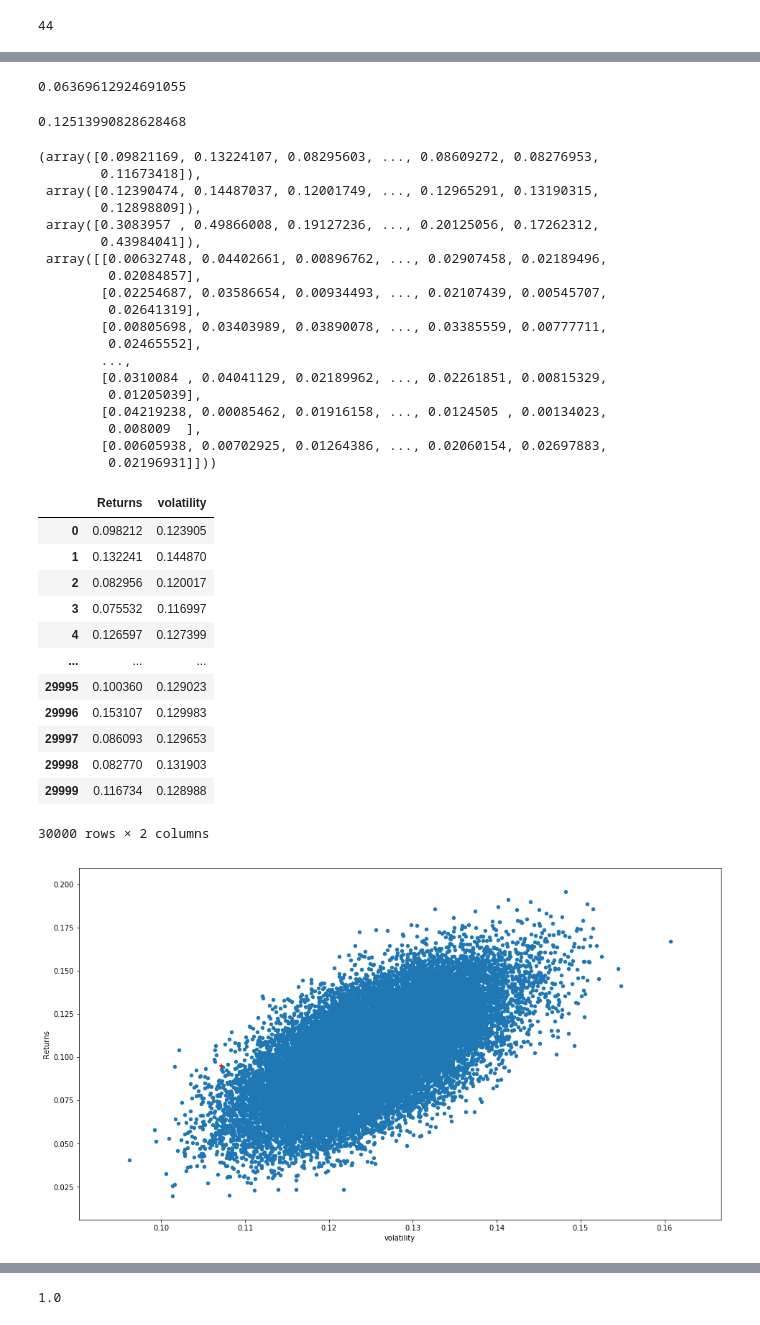
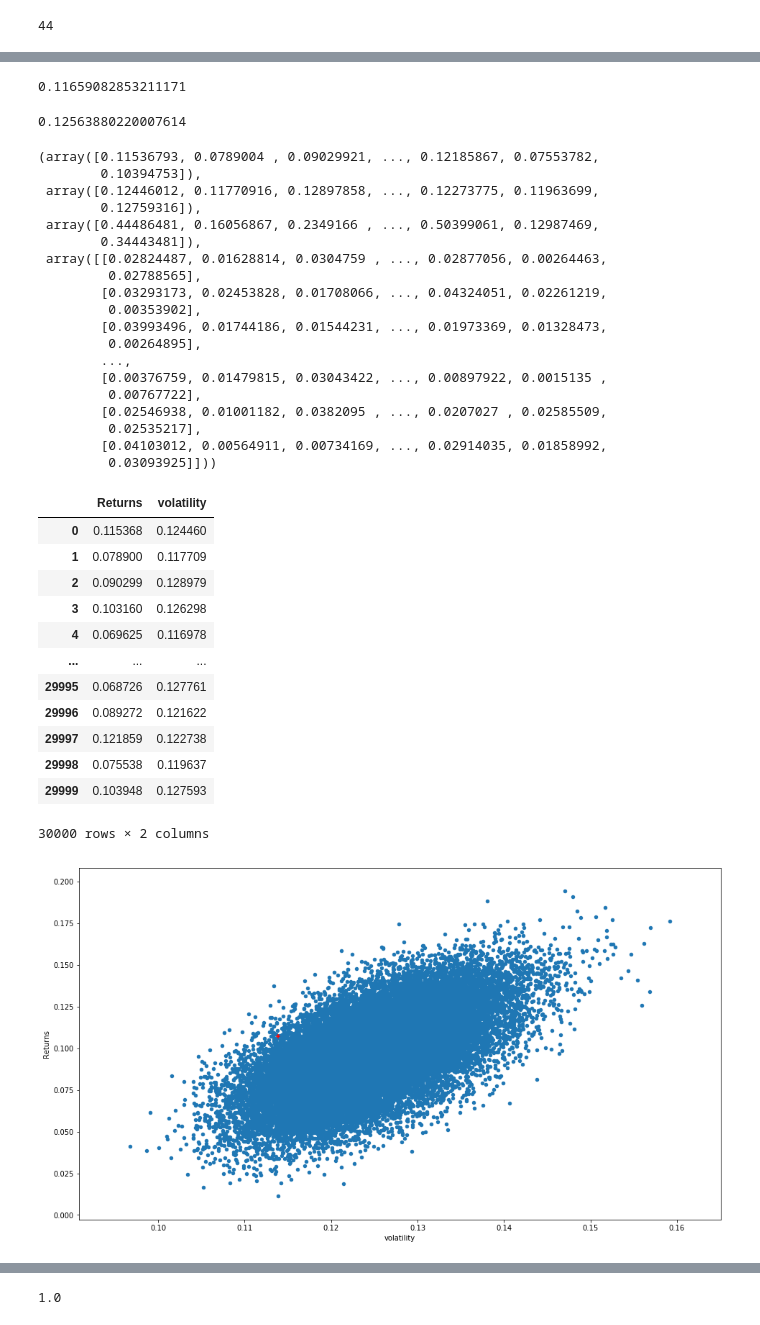
Before and after one commit to nafissaad/Tutorial1, a Jupyter notebook: Tutorial/My projects/My Portfolio/Risk and Return management .ipynb, the cells around one changed output, grey strips where cells are left out. Drawn from its saved outputs; the diff is of its cells as text; code cells hidden in the pictures.

```diff
--- a/Tutorial/My projects/My Portfolio/Risk and Return management .ipynb
+++ b/Tutorial/My projects/My Portfolio/Risk and Return management .ipynb
@@ -181,4 +206,5 @@ Working on : JMISMDL
 # %%
+sets=pd.read_excel("C:\\Users\\nafissaad\\Tutorial\\Fundamental analysis\\My Portfolio\\data_set.xlsx",index_col='date')
 sets
 # %% [output]
 |  | ISLAMIBANK | RAKCERAMIC | BATBC | RENATA | MARICO | SINGERBD | LINDEBD | SUMITPOWER | BERGERPBL | BXPHARMA | ... |
@@ -624,11 +633,11 @@ returns.cov()*252
 # %%
 weights.dot(returns.mean())*252 #yearly return
 # %% [output]
-0.06369612924691055
+0.11659082853211171
 # %%
 np.sqrt(weights.T.dot((portfolio_ret.cov()*252).dot(weights)))#yearly risk
 # %% [output]
-0.12513990828628468
+0.12563880220007614
 # %%
 p_ret = []#Return list of our random portfolio
 p_vol = []#Volatility list of our random portfolio
@@ -653,47 +662,47 @@ p_wt = np.array(p_wt)
 
 p_ret,p_vol,p_SR,p_wt
 # %% [output]
-(array([0.09821169, 0.13224107, 0.08295603, ..., 0.08609272, 0.08276953,
-        0.11673418]),
- array([0.12390474, 0.14487037, 0.12001749, ..., 0.12965291, 0.13190315,
-        0.12898809]),
- array([0.3083957 , 0.49866008, 0.19127236, ..., 0.20125056, 0.17262312,
-        0.43984041]),
- array([[0.00632748, 0.04402661, 0.00896762, ..., 0.02907458, 0.02189496,
-         0.02084857],
-        [0.02254687, 0.03586654, 0.00934493, ..., 0.02107439, 0.00545707,
-         0.02641319],
-        [0.00805698, 0.03403989, 0.03890078, ..., 0.03385559, 0.00777711,
-         0.02465552],
+(array([0.11536793, 0.0789004 , 0.09029921, ..., 0.12185867, 0.07553782,
+        0.10394753]),
+ array([0.12446012, 0.11770916, 0.12897858, ..., 0.12273775, 0.11963699,
+        0.12759316]),
+ array([0.44486481, 0.16056867, 0.2349166 , ..., 0.50399061, 0.12987469,
+        0.34443481]),
+ array([[0.02824487, 0.01628814, 0.0304759 , ..., 0.02877056, 0.00264463,
+         0.02788565],
+        [0.03293173, 0.02453828, 0.01708066, ..., 0.04324051, 0.02261219,
+         0.00353902],
+        [0.03993496, 0.01744186, 0.01544231, ..., 0.01973369, 0.01328473,
+         0.00264895],
         ...,
-        [0.0310084 , 0.04041129, 0.02189962, ..., 0.02261851, 0.00815329,
-         0.01205039],
-        [0.04219238, 0.00085462, 0.01916158, ..., 0.0124505 , 0.00134023,
-         0.008009  ],
-        [0.00605938, 0.00702925, 0.01264386, ..., 0.02060154, 0.02697883,
-         0.02196931]]))
+        [0.00376759, 0.01479815, 0.03043422, ..., 0.00897922, 0.0015135 ,
+         0.00767722],
+        [0.02546938, 0.01001182, 0.0382095 , ..., 0.0207027 , 0.02585509,
+         0.02535217],
+        [0.04103012, 0.00564911, 0.00734169, ..., 0.02914035, 0.01858992,
+         0.03093925]]))
 # %%
 ports = pd.DataFrame({'Returns' : p_ret, 'volatility' :p_vol})
 ports
 # %% [output]
 |  | Returns | volatility |
-| 0 | 0.098212 | 0.123905 |
-| 1 | 0.132241 | 0.144870 |
-| 2 | 0.082956 | 0.120017 |
-| 3 | 0.075532 | 0.116997 |
-| 4 | 0.126597 | 0.127399 |
+| 0 | 0.115368 | 0.124460 |
+| 1 | 0.078900 | 0.117709 |
+| 2 | 0.090299 | 0.128979 |
+| 3 | 0.103160 | 0.126298 |
+| 4 | 0.069625 | 0.116978 |
 | ... | ... | ... |
-| 29995 | 0.100360 | 0.129023 |
-| 29996 | 0.153107 | 0.129983 |
-| 29997 | 0.086093 | 0.129653 |
-| 29998 | 0.082770 | 0.131903 |
-| 29999 | 0.116734 | 0.128988 |
+| 29995 | 0.068726 | 0.127761 |
+| 29996 | 0.089272 | 0.121622 |
+| 29997 | 0.121859 | 0.122738 |
+| 29998 | 0.075538 | 0.119637 |
+| 29999 | 0.103948 | 0.127593 |
 30000 rows × 2 columns
 # %%
 ports.plot(x='volatility', y ='Returns', kind='scatter',figsize=(16,9))
-plt.scatter(x=0.10713835043767568,y=0.095,color="Red",marker='+')
+plt.scatter(x=0.11388582770213351,y=0.10727701366332347,color="Red",marker='+')
 #plt.scatter(x=0.294,y=1.1,color="Red",marker='+')
 plt.show()
 # %% [output]
-[figure, old version]
+[figure, new version]
 # %%
```
Also changed, not shown: parts of 61 cells of this notebook.
